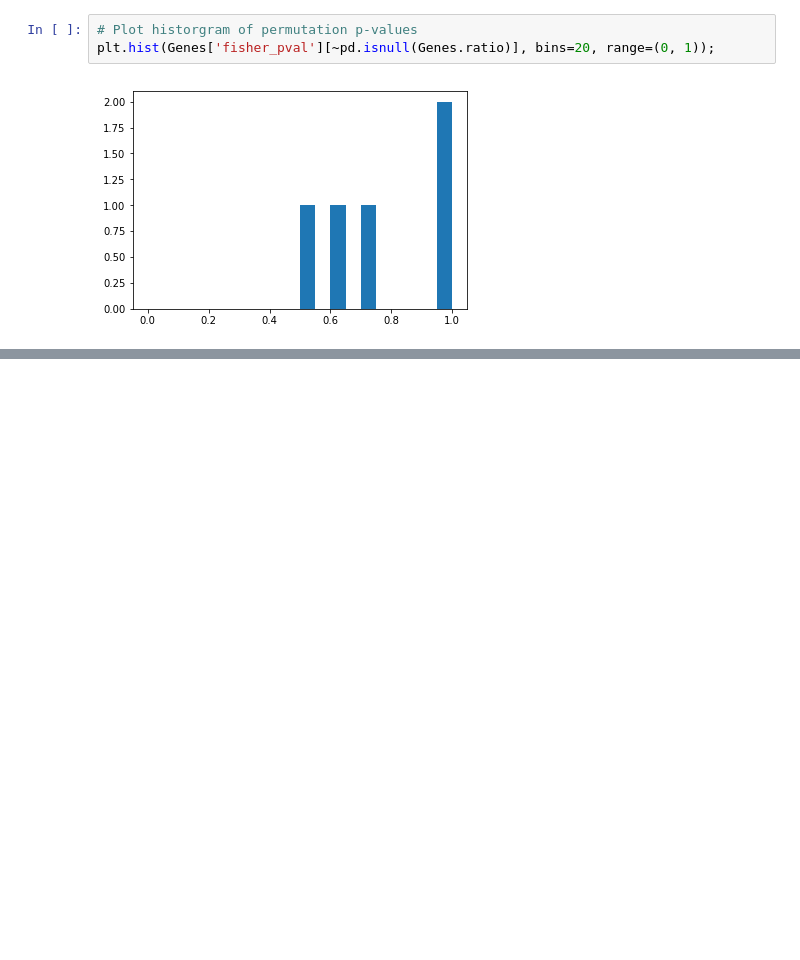
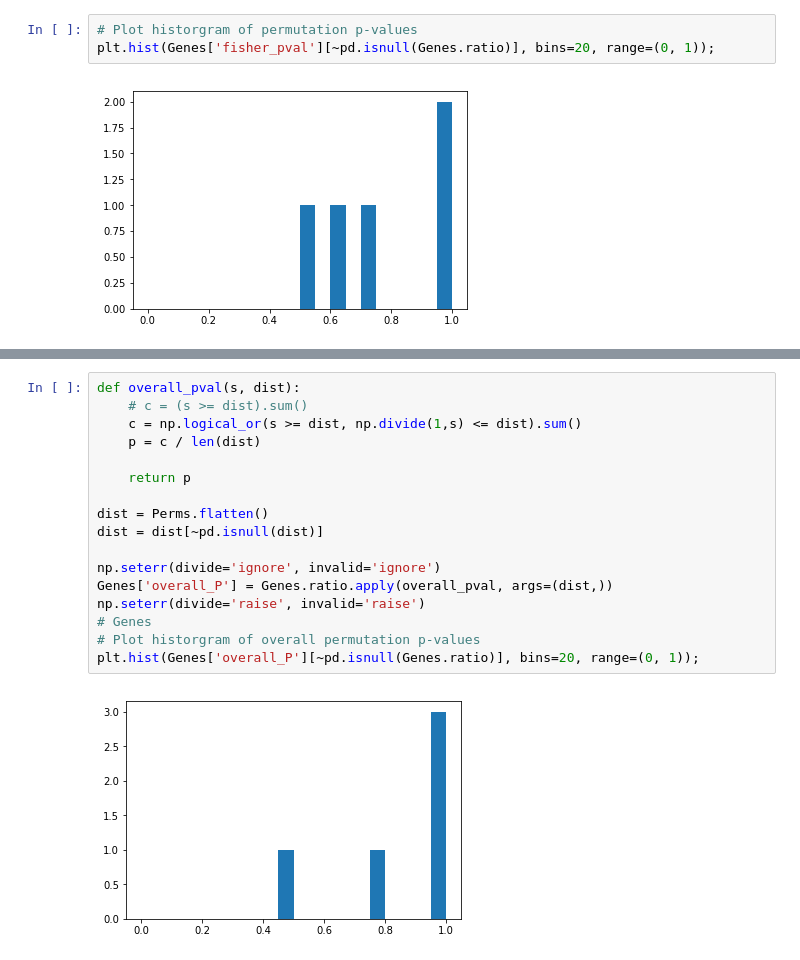
Before and after one commit to surh/micropopgen, a Jupyter notebook: midas/analyze_midas_snps/permutation_mktest.ipynb, the cells around one changed output, grey strips where cells are left out. Cells and saved outputs as stored; diff of their text form; blank space fills up the shorter version.

Commit message:
added profiling and overall perm pvalue

```diff
--- a/midas/analyze_midas_snps/permutation_mktest.ipynb
+++ b/midas/analyze_midas_snps/permutation_mktest.ipynb
@@ -237,0 +213,19 @@ plt.plot(Genes['fisher_pval'][~pd.isnull(Genes.ratio)], Genes['P'][~pd.isnull(Ge
+# %%
+def overall_pval(s, dist):
+    # c = (s >= dist).sum()
+    c = np.logical_or(s >= dist, np.divide(1,s) <= dist).sum()
+    p = c / len(dist)
+
+    return p
+
+dist = Perms.flatten()
+dist = dist[~pd.isnull(dist)]
+
+np.seterr(divide='ignore', invalid='ignore')
+Genes['overall_P'] = Genes.ratio.apply(overall_pval, args=(dist,))
+np.seterr(divide='raise', invalid='raise')
+# Genes
+# Plot historgram of overall permutation p-values
+plt.hist(Genes['overall_P'][~pd.isnull(Genes.ratio)], bins=20, range=(0, 1));
+# %% [output]
+[figure, added]
```
Also changed, not shown: parts of 12 cells of this notebook.
